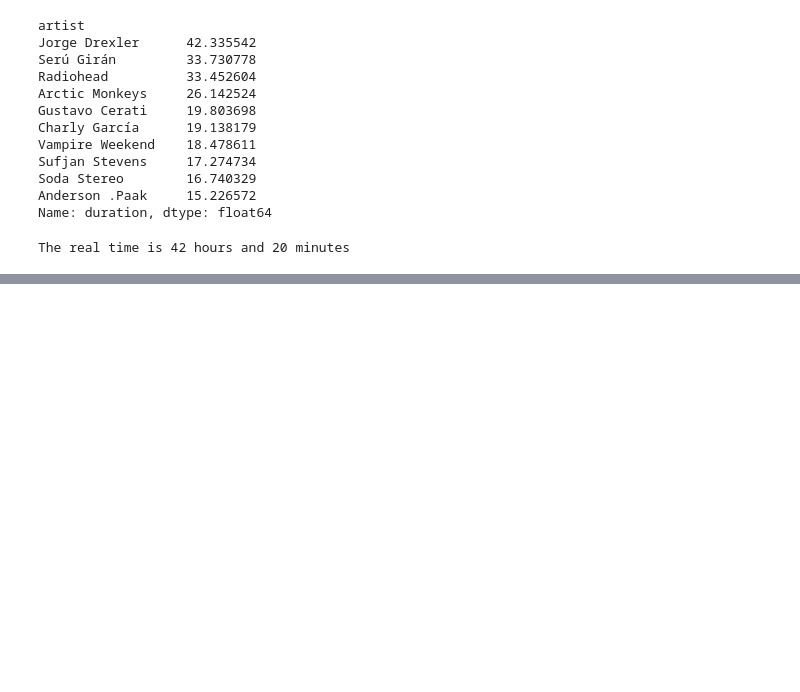
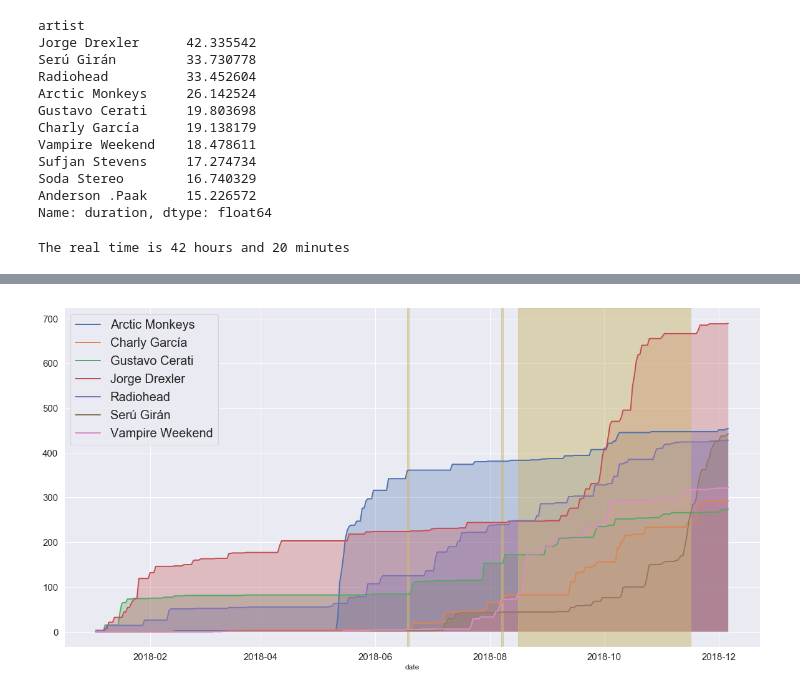
Before and after one commit to alexing/spotify_rewrapped, a Jupyter notebook: wrapped.ipynb, the cells around one changed output, grey strips where cells are left out. Cells and saved outputs as stored; diff of their text form; code cells hidden in the pictures; blank space fills up the shorter version.

```diff
--- a/wrapped.ipynb
+++ b/wrapped.ipynb
@@ -477,0 +672,43 @@ The real time is 42 hours and 20 minutes
+# %%
+spotify_dates = []
+for i, row in df.iterrows():
+    # Spotify's top artists: Jorge Drexler, Radiohead, Arctic Monkeys, Vampire Weekend, Gustavo Cerati
+    if  ((row['Jorge Drexler'] > row['Serú Girán']) and (row['Jorge Drexler'] > row['Charly García'])) and\
+        ((row['Radiohead'] > row['Serú Girán']) and (row['Radiohead'] > row['Charly García'])) and\
+        ((row['Arctic Monkeys'] > row['Serú Girán']) and (row['Arctic Monkeys'] > row['Charly García'])) and\
+        ((row['Vampire Weekend'] > row['Serú Girán']) and (row['Vampire Weekend'] > row['Charly García'])) and\
+        ((row['Gustavo Cerati'] > row['Serú Girán']) and (row['Gustavo Cerati'] > row['Charly García'])):
+            spotify_dates.append(i)
+# %%
+def as_range(iterable): # not sure how to do this part elegantly
+    l = list(iterable)
+    if len(l) > 1:
+        return l[0], l[-1]
+    else:
+        return l[0], None
+# %%
+fig, ax = plt.subplots(figsize=(20,10))
+for an_artist in df.columns:
+     ax = sns.lineplot(x=df[an_artist].index, y=df[an_artist].values, label=an_artist)
+
+for tick in ax.xaxis.get_major_ticks():
+    tick.label.set_fontsize(15)
+for tick in ax.yaxis.get_major_ticks():
+    tick.label.set_fontsize(15)
+plt.setp(ax.lines,linewidth=2)  # set lw for all lines of g axes
+
+# Get the xy data from the lines so that we can shade
+for a_line in ax.lines:
+    x = a_line.get_xydata()[:,0]
+    y = a_line.get_xydata()[:,1]
+    ax.fill_between(x, y, alpha=0.3)
+
+for _, j in groupby(spotify_dates, lambda n, c=count(): n-next(c)):
+    x0, x1 = as_range(j)
+    ax.axvspan(x0, x1, color='y', alpha=0.5)
+    print("The possible ranges are between %s and %s" %(str(x0), str(x1)))
+
+plt.legend(prop={'size': 20})
+sns.despine()
+plt.show()
+# %% [output]
@@ -477,0 +718 @@ The real time is 42 hours and 20 minutes
+[figure, added]
```
Also changed, not shown: parts of 25 cells of this notebook, 1 other file.
